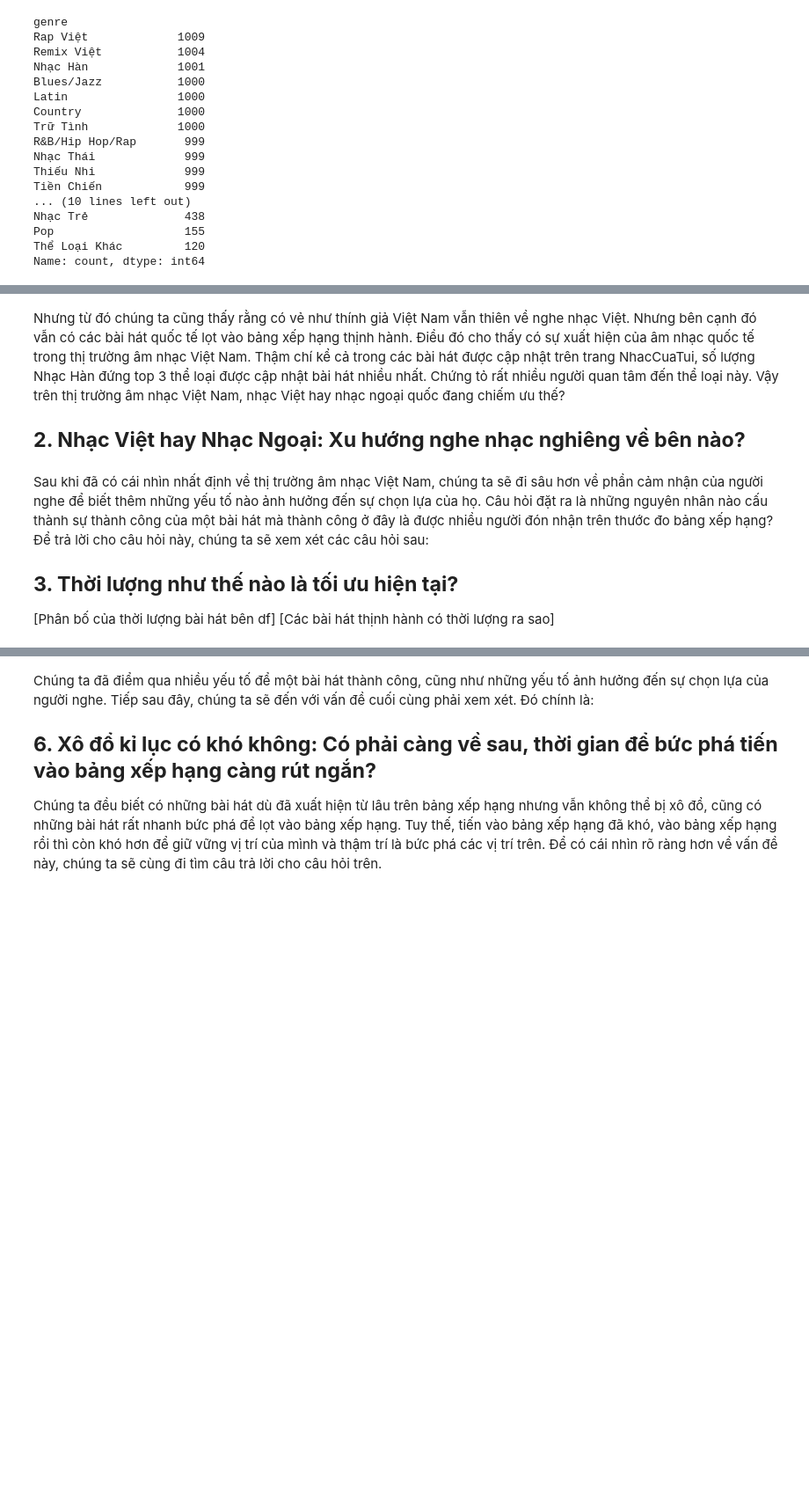
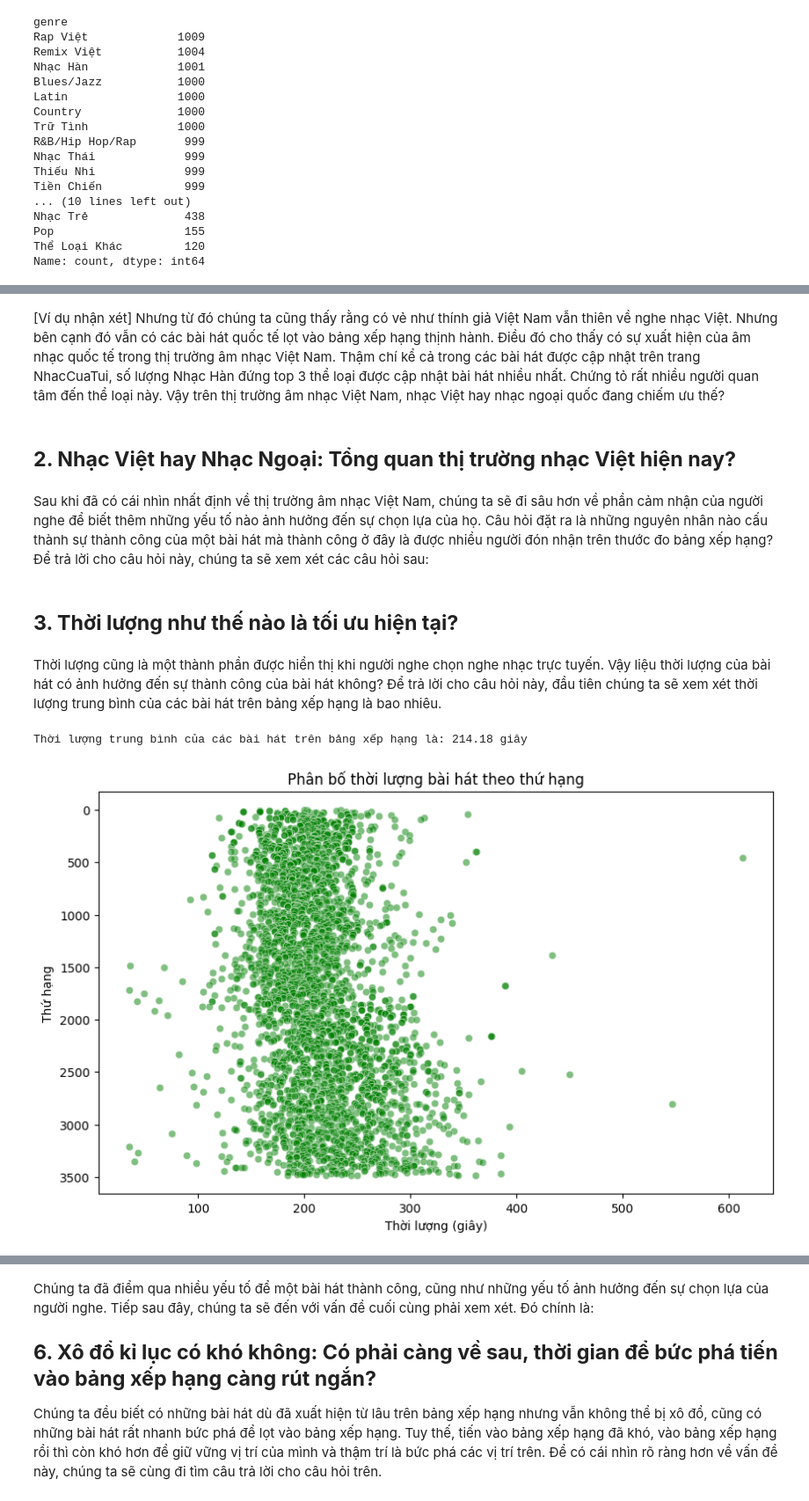
Before and after one commit to pililover/Visualization-Lab, a Jupyter notebook: sourcecode/data_visualization.ipynb, the cells around one changed output, grey strips where cells are left out. Shown: that part at 88% size. Saved outputs shown, nothing was run; the diff lists cells and outputs as text; code cells hidden in the pictures; blank space fills up the shorter version.

```diff
--- a/sourcecode/data_visualization.ipynb
+++ b/sourcecode/data_visualization.ipynb
@@ -814,12 +848,26 @@ Tuy nhiên để có thể biết được rõ ràng hơn về thể loại nh
 
 [Nhớ lưu cái cào về vào csv để trong file data]
 # %% [markdown]
-Nhưng từ đó chúng ta cũng thấy rằng có vẻ như thính giả Việt Nam vẫn thiên về nghe nhạc Việt. Nhưng bên cạnh đó vẫn có các bài hát quốc tế lọt vào bảng xếp hạng thịnh hành. Điều đó cho thấy có sự xuất hiện của âm nhạc quốc tế trong thị trường âm nhạc Việt Nam. Thậm chí kể cả trong các bài hát được cập nhật trên trang NhacCuaTui, số lượng Nhạc Hàn đứng top 3 thể loại được cập nhật bài hát nhiều nhất. Chứng tỏ rất nhiều người quan tâm đến thể loại này. Vậy trên thị trường âm nhạc Việt Nam, nhạc Việt hay nhạc ngoại quốc đang chiếm ưu thế?
-## **2. Nhạc Việt hay Nhạc Ngoại: Xu hướng nghe nhạc nghiêng về bên nào?**
+[Ví dụ nhận xét] Nhưng từ đó chúng ta cũng thấy rằng có vẻ như thính giả Việt Nam vẫn thiên về nghe nhạc Việt. Nhưng bên cạnh đó vẫn có các bài hát quốc tế lọt vào bảng xếp hạng thịnh hành. Điều đó cho thấy có sự xuất hiện của âm nhạc quốc tế trong thị trường âm nhạc Việt Nam. Thậm chí kể cả trong các bài hát được cập nhật trên trang NhacCuaTui, số lượng Nhạc Hàn đứng top 3 thể loại được cập nhật bài hát nhiều nhất. Chứng tỏ rất nhiều người quan tâm đến thể loại này. Vậy trên thị trường âm nhạc Việt Nam, nhạc Việt hay nhạc ngoại quốc đang chiếm ưu thế?
+# %% [markdown]
+## **2. Nhạc Việt hay Nhạc Ngoại: Tổng quan thị trường nhạc Việt hiện nay?**
 # %% [markdown]
 Sau khi đã có cái nhìn nhất định về thị trường âm nhạc Việt Nam, chúng ta sẽ đi sâu hơn về phần cảm nhận của người nghe để biết thêm những yếu tố nào ảnh hưởng đến sự chọn lựa của họ. Câu hỏi đặt ra là những nguyên nhân nào cấu thành sự thành công của một bài hát mà thành công ở đây là được nhiều người đón nhận trên thước đo bảng xếp hạng? Để trả lời cho câu hỏi này, chúng ta sẽ xem xét các câu hỏi sau:
-
-## **3. Thời lượng như thế nào là tối ưu hiện tại?**
-
-[Phân bố của thời lượng bài hát bên df]
-[Các bài hát thịnh hành có thời lượng ra sao]
+# %% [markdown]
+## **3. Thời lượng như thế nào là tối ưu hiện tại?**
+# %% [markdown]
+Thời lượng cũng là một thành phần được hiển thị khi người nghe chọn nghe nhạc trực tuyến. Vậy liệu thời lượng của bài hát có ảnh hưởng đến sự thành công của bài hát không? Để trả lời cho câu hỏi này, đầu tiên chúng ta sẽ xem xét thời lượng trung bình của các bài hát trên bảng xếp hạng là bao nhiêu.
+# %%
+avg_dur = df['duration'].mean()
+print(f"Thời lượng trung bình của các bài hát trên bảng xếp hạng là: {avg_dur:.2f} giây")
+
+plt.figure(figsize=(10, 6))
+sns.scatterplot(x='duration', y='rank', data=df, alpha=0.5, color='green')
+plt.title('Phân bố thời lượng bài hát theo thứ hạng')
+plt.xlabel('Thời lượng (giây)')
+plt.ylabel('Thứ hạng')
+plt.gca().invert_yaxis()
+plt.show()
+# %% [output]
+Thời lượng trung bình của các bài hát trên bảng xếp hạng là: 214.18 giây
+[figure, added]
```
Also changed, not shown: parts of 31 cells of this notebook.
